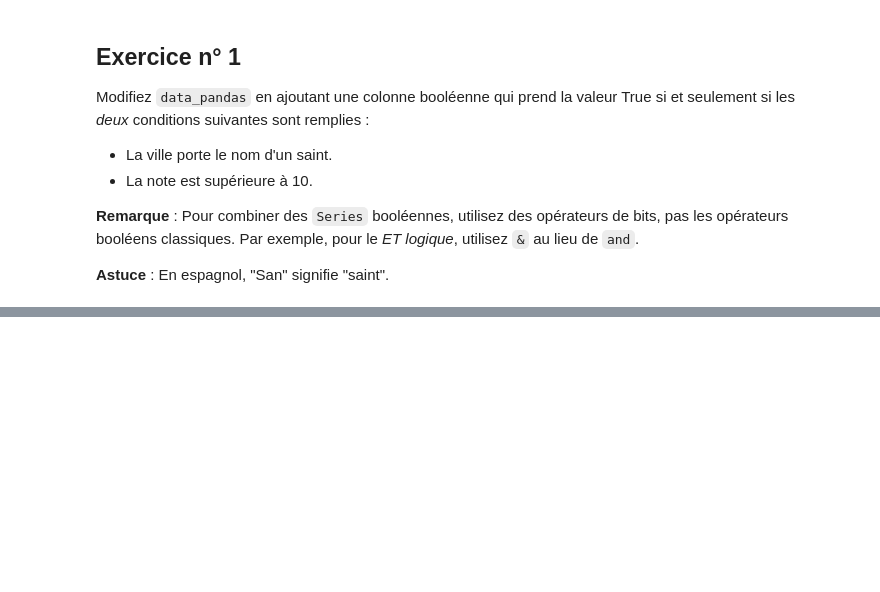
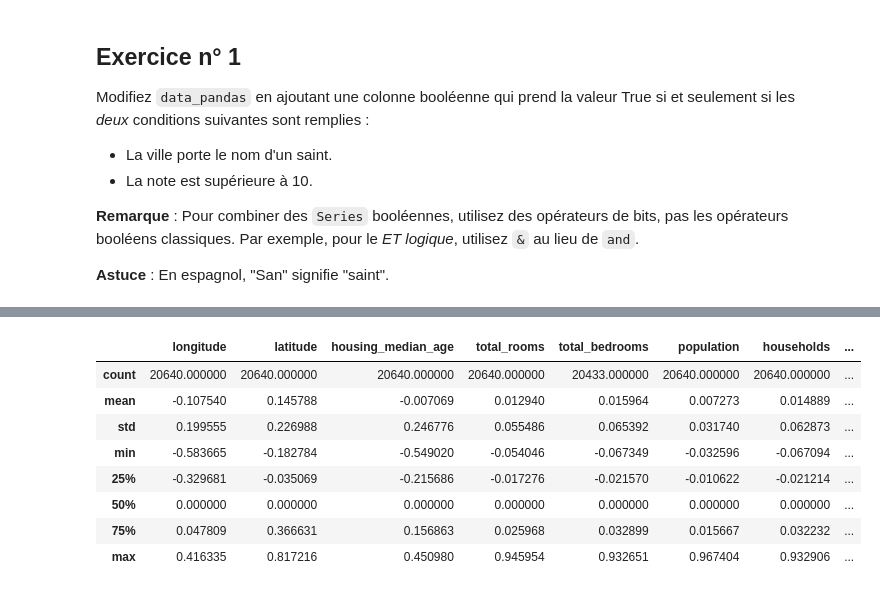
Before and after one commit to securitylab-repository/TPS-IA, a Jupyter notebook: TP1.ipynb, the cells around one changed output, grey strips where cells are left out. Cells and saved outputs as stored; diff of their text form; code cells hidden in the pictures; blank space fills up the shorter version.

```diff
--- a/TP1.ipynb
+++ b/TP1.ipynb
@@ -427,0 +486,12 @@ Modifiez  `data_pandas` en ajoutant une colonne booléenne qui prend la valeur T
+# %%
+housing.describe()
+# %% [output]
+|  | longitude | latitude | housing_median_age | total_rooms | total_bedrooms | population | households | ... |
+| count | 20640.000000 | 20640.000000 | 20640.000000 | 20640.000000 | 20433.000000 | 20640.000000 | 20640.000000 | ... |
+| mean | -0.107540 | 0.145788 | -0.007069 | 0.012940 | 0.015964 | 0.007273 | 0.014889 | ... |
+| std | 0.199555 | 0.226988 | 0.246776 | 0.055486 | 0.065392 | 0.031740 | 0.062873 | ... |
+| min | -0.583665 | -0.182784 | -0.549020 | -0.054046 | -0.067349 | -0.032596 | -0.067094 | ... |
+| 25% | -0.329681 | -0.035069 | -0.215686 | -0.017276 | -0.021570 | -0.010622 | -0.021214 | ... |
+| 50% | 0.000000 | 0.000000 | 0.000000 | 0.000000 | 0.000000 | 0.000000 | 0.000000 | ... |
+| 75% | 0.047809 | 0.366631 | 0.156863 | 0.025968 | 0.032899 | 0.015667 | 0.032232 | ... |
+| max | 0.416335 | 0.817216 | 0.450980 | 0.945954 | 0.932651 | 0.967404 | 0.932906 | ... |
```
Also changed, not shown: parts of 13 cells of this notebook.
